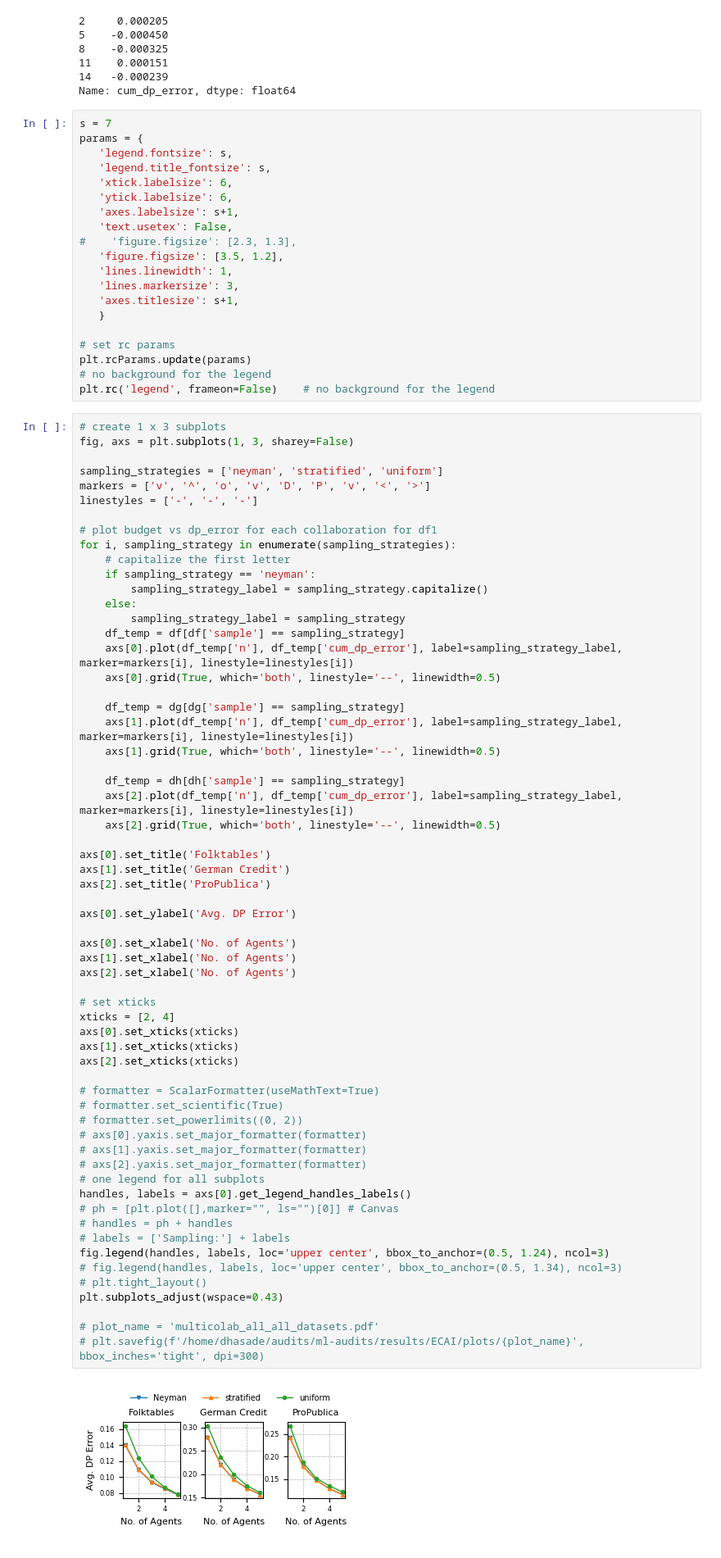
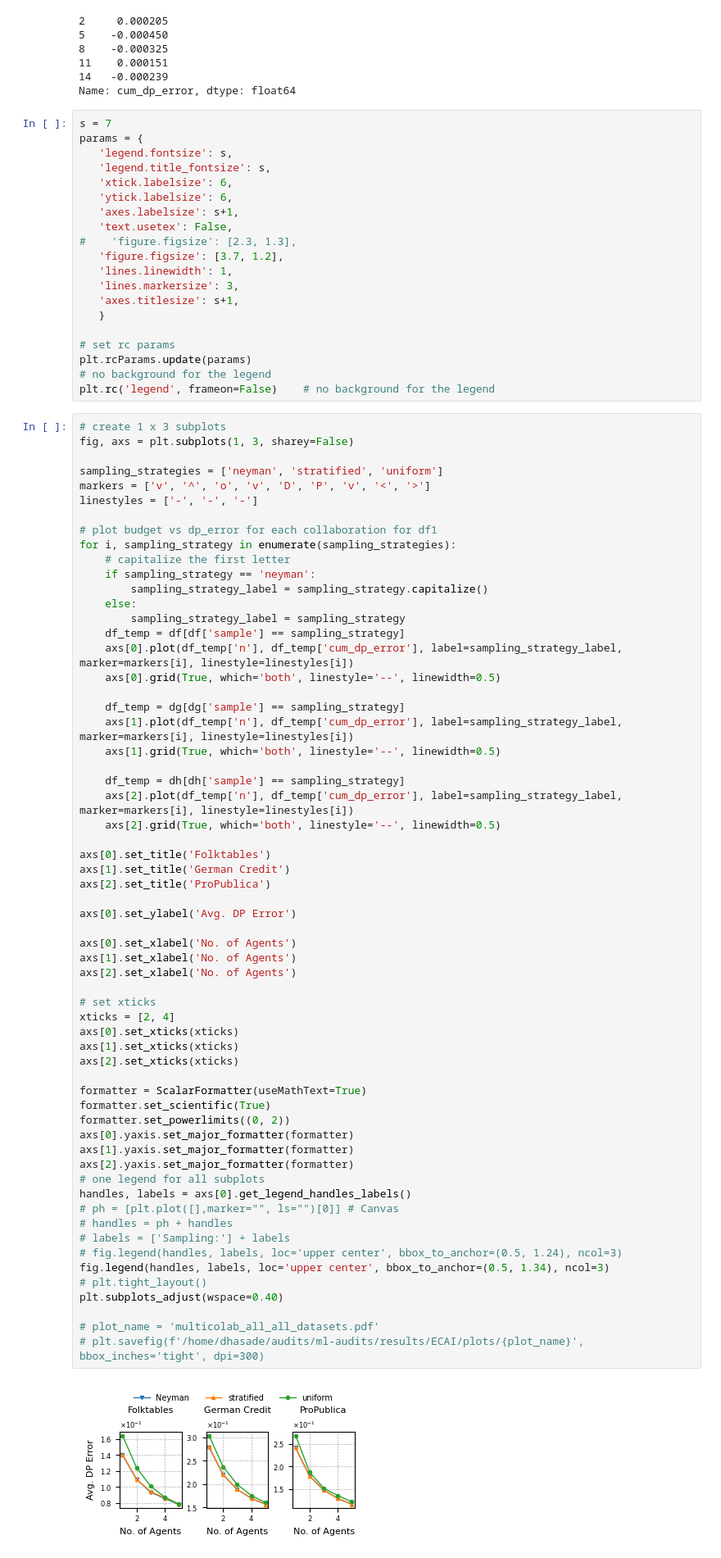
Before and after one commit to sacs-epfl/fairness-audits-with-collaboration, a Jupyter notebook: scripts/plots_ECAI_v2.ipynb, the cells around one changed output. Shown at 82% size. Cells and saved outputs as stored; diff of their text form.

Commit message:
Rebuttal plots

```diff
--- a/scripts/plots_ECAI_v2.ipynb
+++ b/scripts/plots_ECAI_v2.ipynb
@@ -154,7 +154,7 @@ params = {
    'axes.labelsize': s+1,
    'text.usetex': False,
 #    'figure.figsize': [2.3, 1.3],
-   'figure.figsize': [3.5, 1.2],
+   'figure.figsize': [3.7, 1.2],
    'lines.linewidth': 1,
    'lines.markersize': 3,
    'axes.titlesize': s+1,
@@ -190,43 +190,43 @@ for i, sampling_strategy in enumerate(sampling_strategies):
     df_temp = dh[dh['sample'] == sampling_strategy]
     axs[2].plot(df_temp['n'], df_temp['cum_dp_error'], label=sampling_strategy_label, marker=markers[i], linestyle=linestyles[i])
     axs[2].grid(True, which='both', linestyle='--', linewidth=0.5)
 
 axs[0].set_title('Folktables')
 axs[1].set_title('German Credit')
 axs[2].set_title('ProPublica')
 
 axs[0].set_ylabel('Avg. DP Error')
 
 axs[0].set_xlabel('No. of Agents')
 axs[1].set_xlabel('No. of Agents')
 axs[2].set_xlabel('No. of Agents')
 
 # set xticks
 xticks = [2, 4]
 axs[0].set_xticks(xticks)
 axs[1].set_xticks(xticks)
 axs[2].set_xticks(xticks)
 
-# formatter = ScalarFormatter(useMathText=True)
-# formatter.set_scientific(True)
-# formatter.set_powerlimits((0, 2))
-# axs[0].yaxis.set_major_formatter(formatter)
-# axs[1].yaxis.set_major_formatter(formatter)
-# axs[2].yaxis.set_major_formatter(formatter)
+formatter = ScalarFormatter(useMathText=True)
+formatter.set_scientific(True)
+formatter.set_powerlimits((0, 2))
+axs[0].yaxis.set_major_formatter(formatter)
+axs[1].yaxis.set_major_formatter(formatter)
+axs[2].yaxis.set_major_formatter(formatter)
 # one legend for all subplots
 handles, labels = axs[0].get_legend_handles_labels()
 # ph = [plt.plot([],marker="", ls="")[0]] # Canvas
 # handles = ph + handles
 # labels = ['Sampling:'] + labels
-fig.legend(handles, labels, loc='upper center', bbox_to_anchor=(0.5, 1.24), ncol=3)
-# fig.legend(handles, labels, loc='upper center', bbox_to_anchor=(0.5, 1.34), ncol=3)
+# fig.legend(handles, labels, loc='upper center', bbox_to_anchor=(0.5, 1.24), ncol=3)
+fig.legend(handles, labels, loc='upper center', bbox_to_anchor=(0.5, 1.34), ncol=3)
 # plt.tight_layout()
-plt.subplots_adjust(wspace=0.43)
+plt.subplots_adjust(wspace=0.40)
 
 # plot_name = 'multicolab_all_all_datasets.pdf'
 # plt.savefig(f'/home/dhasade/audits/ml-audits/results/ECAI/plots/{plot_name}', bbox_inches='tight', dpi=300)
 # %% [output]
-[figure, old version]
+[figure, new version]
 # %% [markdown]
 ## Theorem 3
 # %%
```
Also changed, not shown: parts of 4 cells of this notebook, 4 other files.
